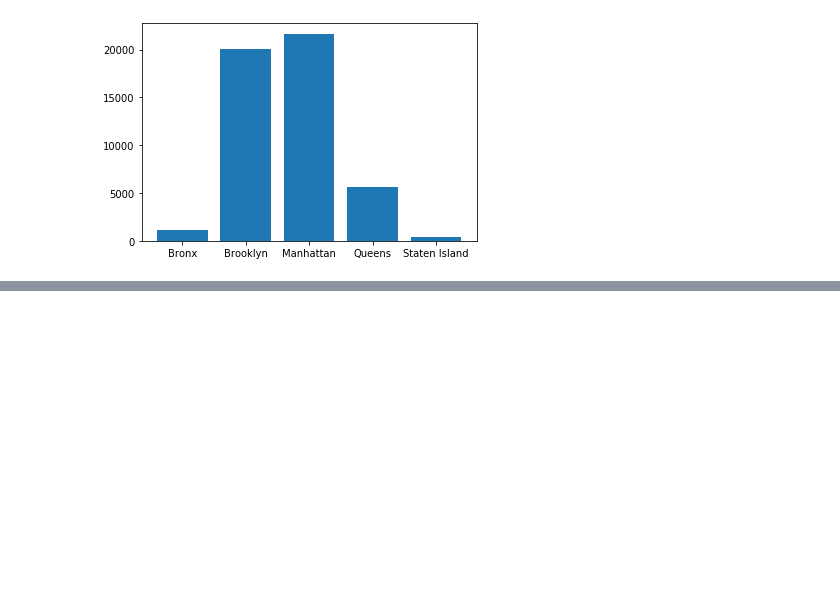
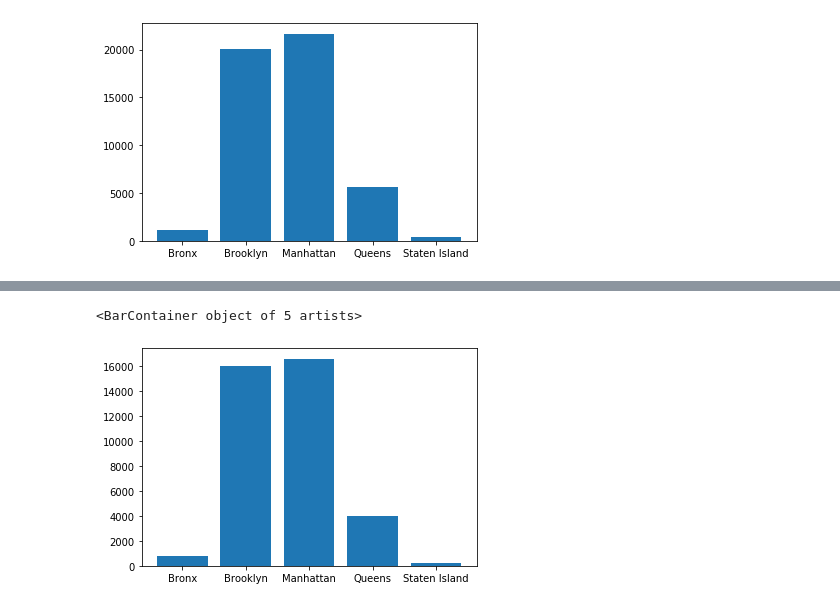
Before and after one commit to hayden4davey/Project1-Group2, a Jupyter notebook: arnold_data_analysis_1.ipynb, the cells around one changed output, grey strips where cells are left out. Cells and saved outputs as stored; diff of their text form; code cells hidden in the pictures; blank space fills up the shorter version.

```diff
--- a/arnold_data_analysis_1.ipynb
+++ b/arnold_data_analysis_1.ipynb
@@ -40,0 +63,13 @@ plt.bar(df_grpby_nhgrp_v_count.index,df_grpby_nhgrp_v_count['Listing Count'] )
+# %%
+# correlation number of unique hosts by neighbourhood
+grpby_nhgrp = df_mn_data.groupby(['neighbourhood_group','host_id'])
+df_grpby_nhgrp_v_uhost = pd.DataFrame({'Hosts Count':grpby_nhgrp['host_id'].count()}).reset_index()
+
+grpby_nhgrp_l2 = df_grpby_nhgrp_v_uhost.groupby(['neighbourhood_group'])
+df_grpby_nhgrp_v_uhost_l2 = pd.DataFrame({'Unique Host':grpby_nhgrp_l2['host_id'].count()})
+
+
+plt.bar(df_grpby_nhgrp_v_uhost_l2.index,df_grpby_nhgrp_v_uhost_l2['Unique Host'] )
+# %% [output]
+<BarContainer object of 5 artists>
+[figure, added]
```
Also changed, not shown: parts of 4 cells of this notebook.
